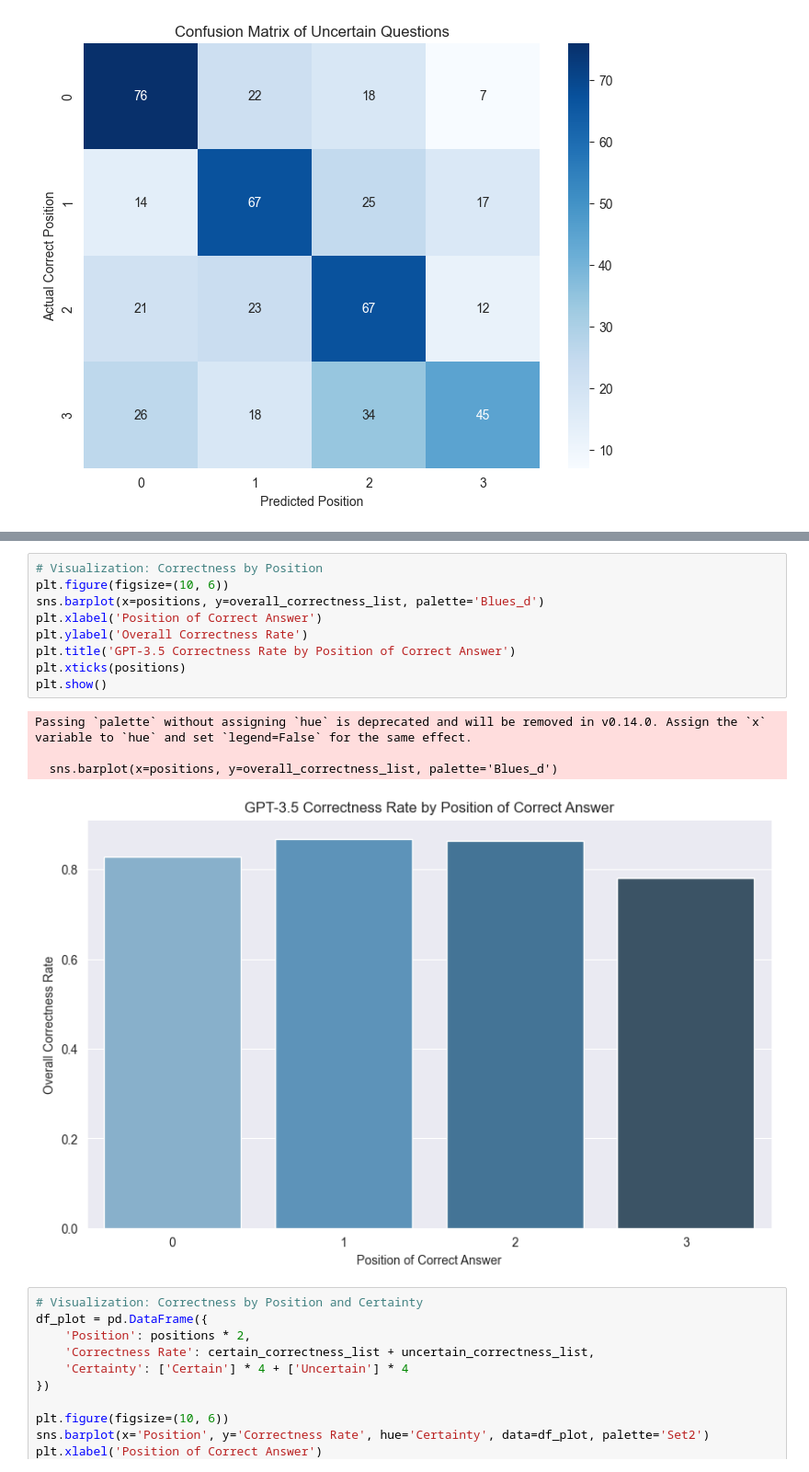
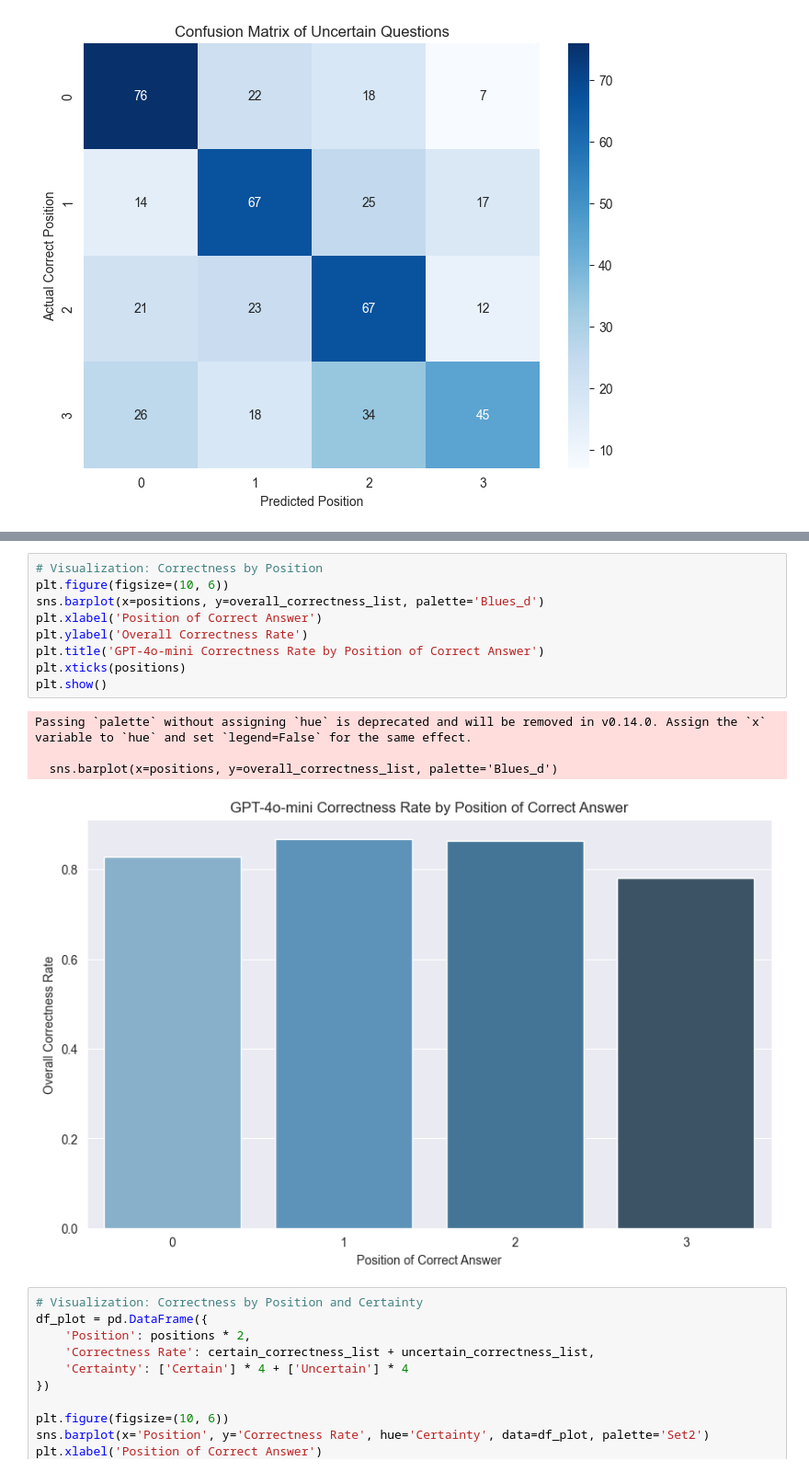
Before and after one commit to amoldavsky/llm-order-dependency, a Jupyter notebook: src/test_analyze.ipynb, the cells around one changed output, grey strips where cells are left out. Shown at 92% size. Saved outputs shown, nothing was run; the diff lists cells and outputs as text.

```diff
--- a/src/test_analyze.ipynb
+++ b/src/test_analyze.ipynb
@@ -183,17 +183,17 @@ Total number of questions: 250
 # %%
 # Visualization: Correctness by Position
 plt.figure(figsize=(10, 6))
 sns.barplot(x=positions, y=overall_correctness_list, palette='Blues_d')
 plt.xlabel('Position of Correct Answer')
 plt.ylabel('Overall Correctness Rate')
-plt.title('GPT-3.5 Correctness Rate by Position of Correct Answer')
+plt.title('GPT-4o-mini Correctness Rate by Position of Correct Answer')
 plt.xticks(positions)
 plt.show()
 # %% [output]
 Passing `palette` without assigning `hue` is deprecated and will be removed in v0.14.0. Assign the `x` variable to `hue` and set `legend=False` for the same effect.
 
   sns.barplot(x=positions, y=overall_correctness_list, palette='Blues_d')
-[figure, old version]
+[figure, new version]
 # %%
 # Visualization: Correctness by Position and Certainty
 df_plot = pd.DataFrame({
```
Also changed, not shown: parts of 1 cell of this notebook.
